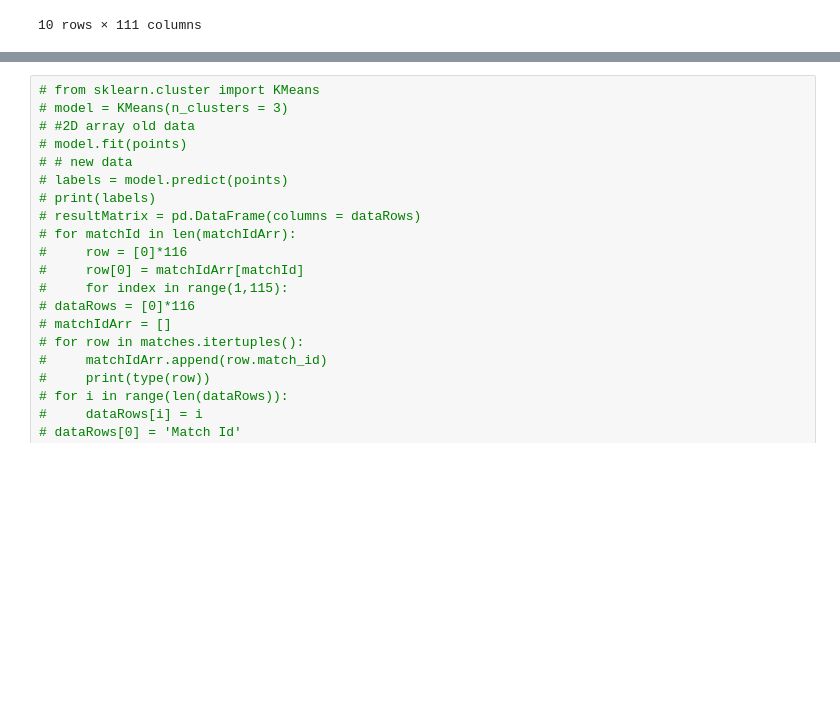
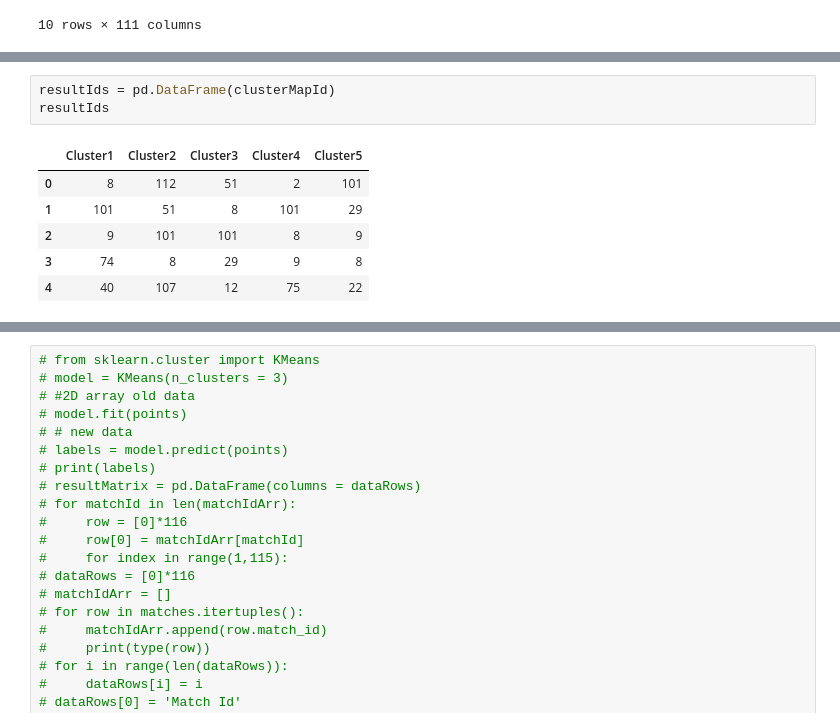
Before and after one commit to itsDZhang/Dota2__Data-Mining, a Jupyter notebook: Clustering.ipynb, the cells around one changed output, grey strips where cells are left out. Saved outputs shown, nothing was run; the diff lists cells and outputs as text; blank space fills up the shorter version.

```diff
--- a/Clustering.ipynb
+++ b/Clustering.ipynb
@@ -293,0 +295,10 @@ pd.DataFrame(clusterMap)
+# %%
+resultIds = pd.DataFrame(clusterMapId)
+resultIds
+# %% [output]
+|  | Cluster1 | Cluster2 | Cluster3 | Cluster4 | Cluster5 |
+| 0 | 8 | 112 | 51 | 2 | 101 |
+| 1 | 101 | 51 | 8 | 101 | 29 |
+| 2 | 9 | 101 | 101 | 8 | 9 |
+| 3 | 74 | 8 | 29 | 9 | 8 |
+| 4 | 40 | 107 | 12 | 75 | 22 |
```
Also changed, not shown: parts of 11 cells of this notebook.
